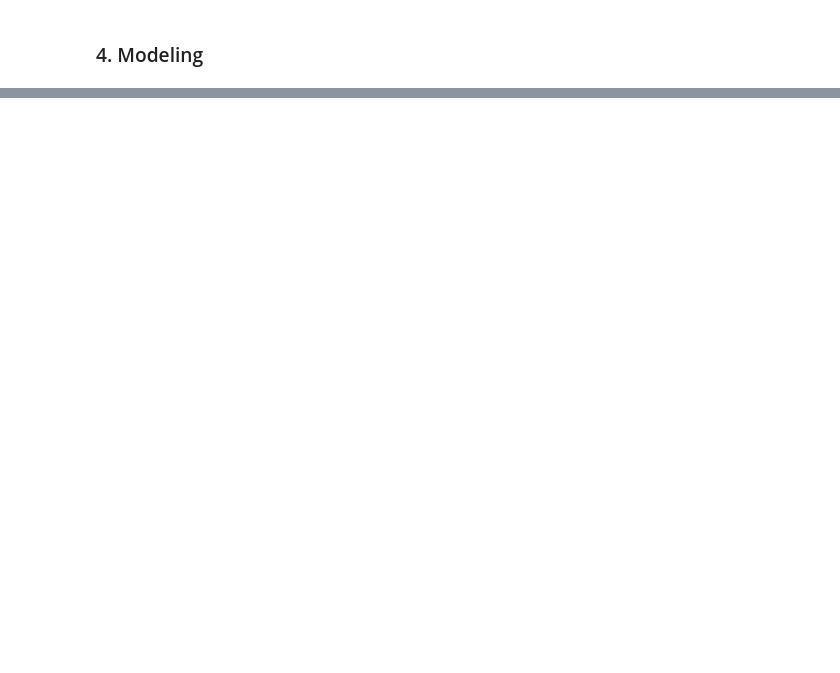
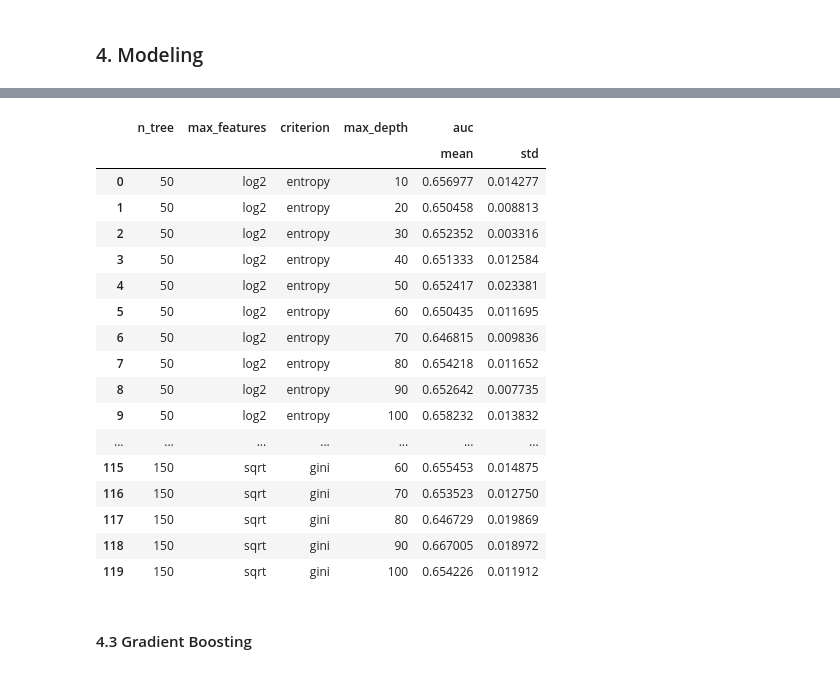
Before and after one commit to shuyiyu/IntroProject, a Jupyter notebook: Data Preparation.ipynb, the cells around one changed output, grey strips where cells are left out. Drawn from its saved outputs; the diff is of its cells as text; code cells hidden in the pictures; blank space fills up the shorter version.

```diff
--- a/Data Preparation.ipynb
+++ b/Data Preparation.ipynb
@@ -210,5 +227,5 @@ national_chain = local_chain.groupby('name')['state'].count().reset_index()
 national_chain.columns = ['name', 'count']
 national_chain['is_national_chain'] = np.where(national_chain['count'] > 2, 1, 0)
 
-df = pd.merge(df, local_chain[['name', 'state', 'is_local_chain']], on = ['state','name'])
-df = pd.merge(df, national_chain[['name', 'is_national_chain']], on = ['name'])
+df = pd.merge(df, local_chain[['name', 'state', 'is_local_chain']], on = ['state','name'], how = 'left')
+df = pd.merge(df, national_chain[['name', 'is_national_chain']], on = ['name'], how = 'left')
@@ -243,7 +241,7 @@ df_clean = df[(df['postal_code'] != '89158') & (df['postal_code'] != '85378')].d
 # %%
 # Convert categorical variables to dummies
 dummy_col = ['city', 'state']
-df_clean = pd.get_dummies(data = df_clean, columns = dummy_col)
+df_clean = pd.get_dummies(data = df_clean, columns = dummy_col).dropna(how = 'any')
 # %% [markdown]
 ### 4. Modeling
 # %%
@@ -344,0 +496,56 @@ xgb_grid_search_scaler_x.fit(X, y)
+# %%
+auc = []
+n_tree = []
+max_features = []
+criterion = []
+max_depth = []
+
+for train_index, test_index in skf.split(X,y):
+    X_train, X_test = X.iloc[train_index, :], X.iloc[test_index, :]
+    y_train, y_test = y[train_index], y[test_index]
+
+    # Upsample minority class in training data using SMOTE
+    X_train, y_train = SMOTE(random_state = 123).fit_resample(X_train, y_train)
+
+    for n in [50, 100, 150]:
+        for m in ['sqrt', 'log2']:
+            for c in ['gini', 'entropy']:
+                for d in [int(d) for d in np.linspace(10, 100, num = 10)]:
+                    rf = RandomForestClassifier(n_estimators = 100)
+                    rf.fit(X_train, y_train)
+                    y_pred = rf.predict_proba(X_test)
+                    fpr, tpr, thresholds = metrics.roc_curve(y_test, y_pred[:, 1])
+                    auc.append(metrics.auc(fpr, tpr))
+                    n_tree.append(n)
+                    max_features.append(m)
+                    criterion.append(c)
+                    max_depth.append(d)
+# %%
+pd.set_option("display.max_rows",500)
+auc_df_rf = pd.DataFrame({'n_tree' : n_tree,
+                       'max_features': max_features,
+                       'criterion' : criterion,
+                       'max_depth' : max_depth,
+                       'auc' : auc})
+auc_df_rf.groupby(['n_tree', 'max_features', 'criterion', 'max_depth']).agg({'auc' : ['mean', 'std']}).reset_index()
+# %% [output]
+|  | n_tree | max_features | criterion | max_depth | auc |  |
+|  |  |  |  |  | mean | std |
+| 0 | 50 | log2 | entropy | 10 | 0.656977 | 0.014277 |
+| 1 | 50 | log2 | entropy | 20 | 0.650458 | 0.008813 |
+| 2 | 50 | log2 | entropy | 30 | 0.652352 | 0.003316 |
+| 3 | 50 | log2 | entropy | 40 | 0.651333 | 0.012584 |
+| 4 | 50 | log2 | entropy | 50 | 0.652417 | 0.023381 |
+| 5 | 50 | log2 | entropy | 60 | 0.650435 | 0.011695 |
+| 6 | 50 | log2 | entropy | 70 | 0.646815 | 0.009836 |
+| 7 | 50 | log2 | entropy | 80 | 0.654218 | 0.011652 |
+| 8 | 50 | log2 | entropy | 90 | 0.652642 | 0.007735 |
+| 9 | 50 | log2 | entropy | 100 | 0.658232 | 0.013832 |
+| ... | ... | ... | ... | ... | ... | ... |
+| 115 | 150 | sqrt | gini | 60 | 0.655453 | 0.014875 |
+| 116 | 150 | sqrt | gini | 70 | 0.653523 | 0.012750 |
+| 117 | 150 | sqrt | gini | 80 | 0.646729 | 0.019869 |
+| 118 | 150 | sqrt | gini | 90 | 0.667005 | 0.018972 |
+| 119 | 150 | sqrt | gini | 100 | 0.654226 | 0.011912 |
+# %% [markdown]
+#### 4.3 Gradient Boosting
```
Also changed, not shown: parts of 24 cells of this notebook.
